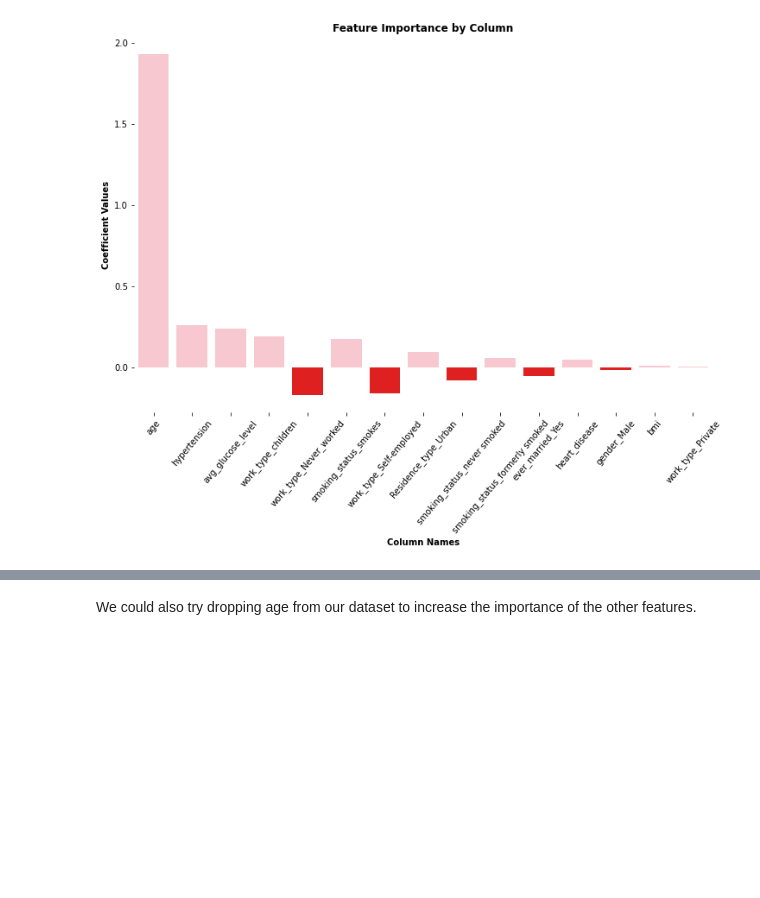
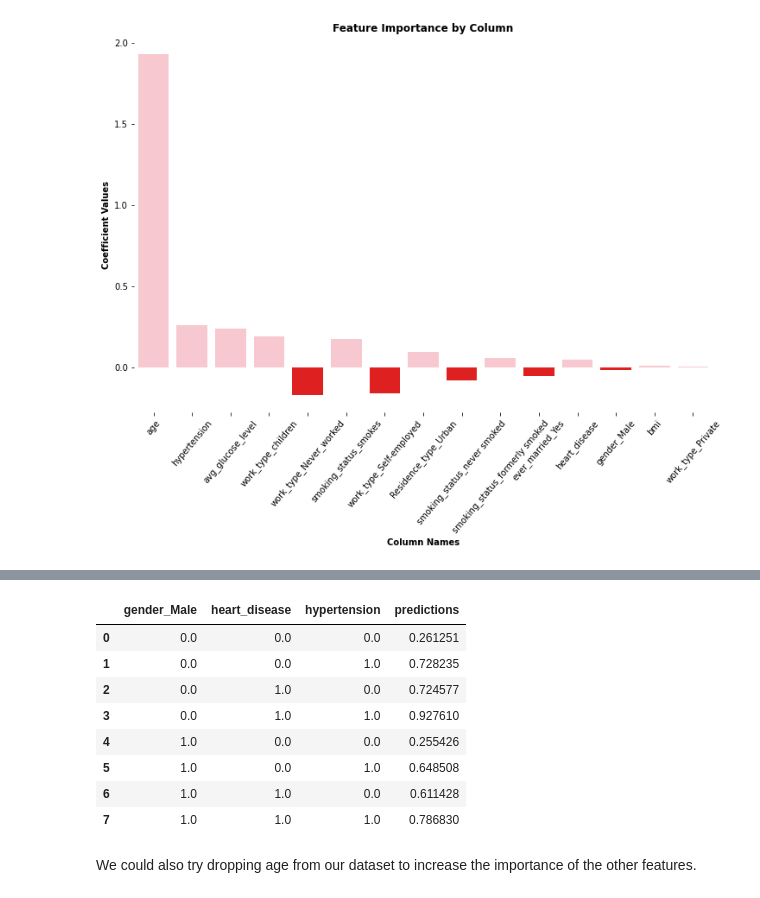
Before and after one commit to harte3/Group2_FlatironApprenticeshipCapstone, a Jupyter notebook: cleaned_notebook.ipynb, the cells around one changed output, grey strips where cells are left out. Saved outputs shown, nothing was run; the diff lists cells and outputs as text; code cells hidden in the pictures; blank space fills up the shorter version.

```diff
--- a/cleaned_notebook.ipynb
+++ b/cleaned_notebook.ipynb
@@ -842,8 +806,7 @@ val_probs = pd.DataFrame(val_probs, columns=["predictions"])
 # %%
 df_results = pd.concat([X_val.reset_index(), val_probs.reset_index()], axis=1)
 df_results.drop("index", axis=1, inplace=True)
-df_results.groupby(["gender_Male"
-                    , "ever_married_Yes"
-                    , "work_type_Never_worked"
+df_infer = df_results.groupby(["gender_Male"
                     , "heart_disease"
+                    , "hypertension"
                    ]).mean()
@@ -863,3 +813,17 @@ df_results.groupby(["gender_Male"
+# %%
+df_infer = df_infer.reset_index()
+df_infer = df_infer[["gender_Male", "heart_disease", "hypertension", "predictions"]]
+df_infer
+# %% [output]
+|  | gender_Male | heart_disease | hypertension | predictions |
+| 0 | 0.0 | 0.0 | 0.0 | 0.261251 |
+| 1 | 0.0 | 0.0 | 1.0 | 0.728235 |
+| 2 | 0.0 | 1.0 | 0.0 | 0.724577 |
+| 3 | 0.0 | 1.0 | 1.0 | 0.927610 |
+| 4 | 1.0 | 0.0 | 0.0 | 0.255426 |
+| 5 | 1.0 | 0.0 | 1.0 | 0.648508 |
+| 6 | 1.0 | 1.0 | 0.0 | 0.611428 |
+| 7 | 1.0 | 1.0 | 1.0 | 0.786830 |
 # %%
 # df_results['age'].min(), df_results['age'].max()
 # %%
```
Also changed, not shown: parts of 15 cells of this notebook.
